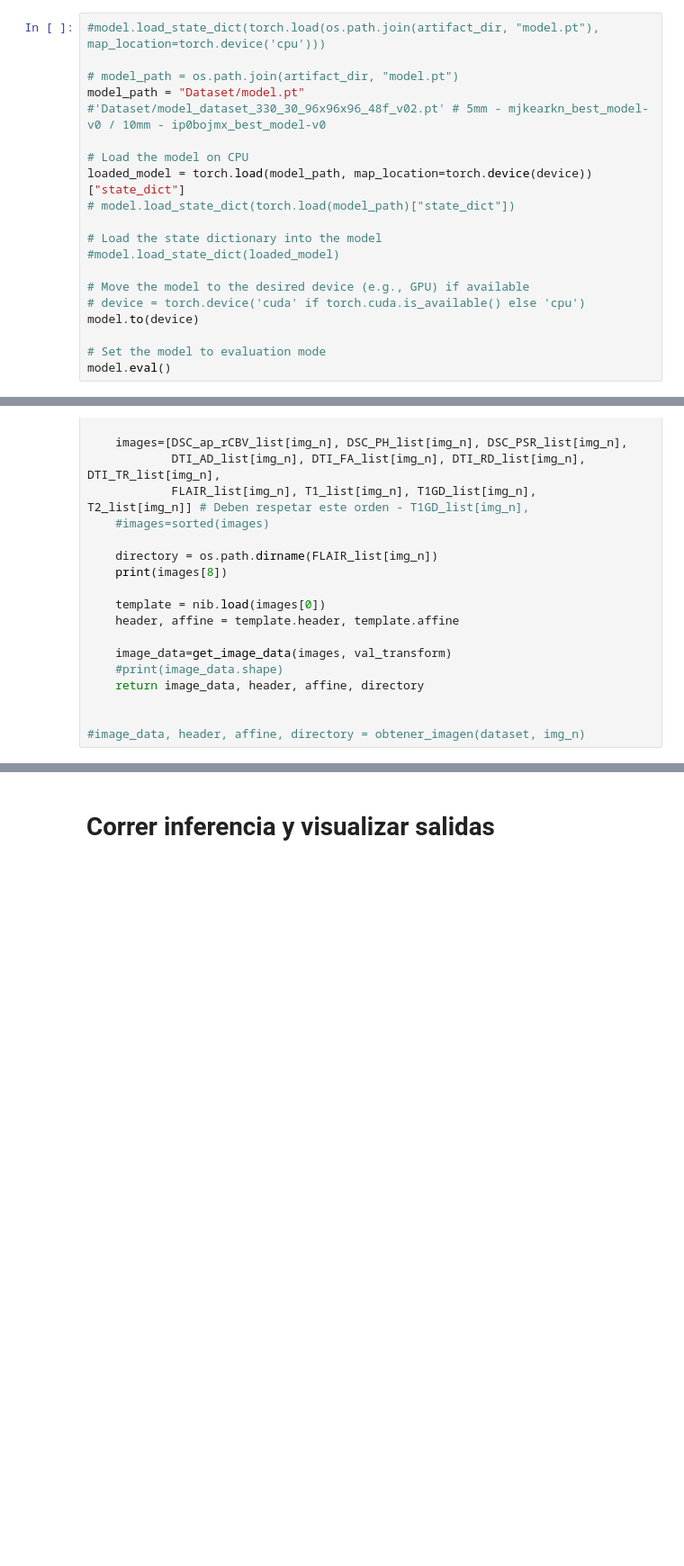
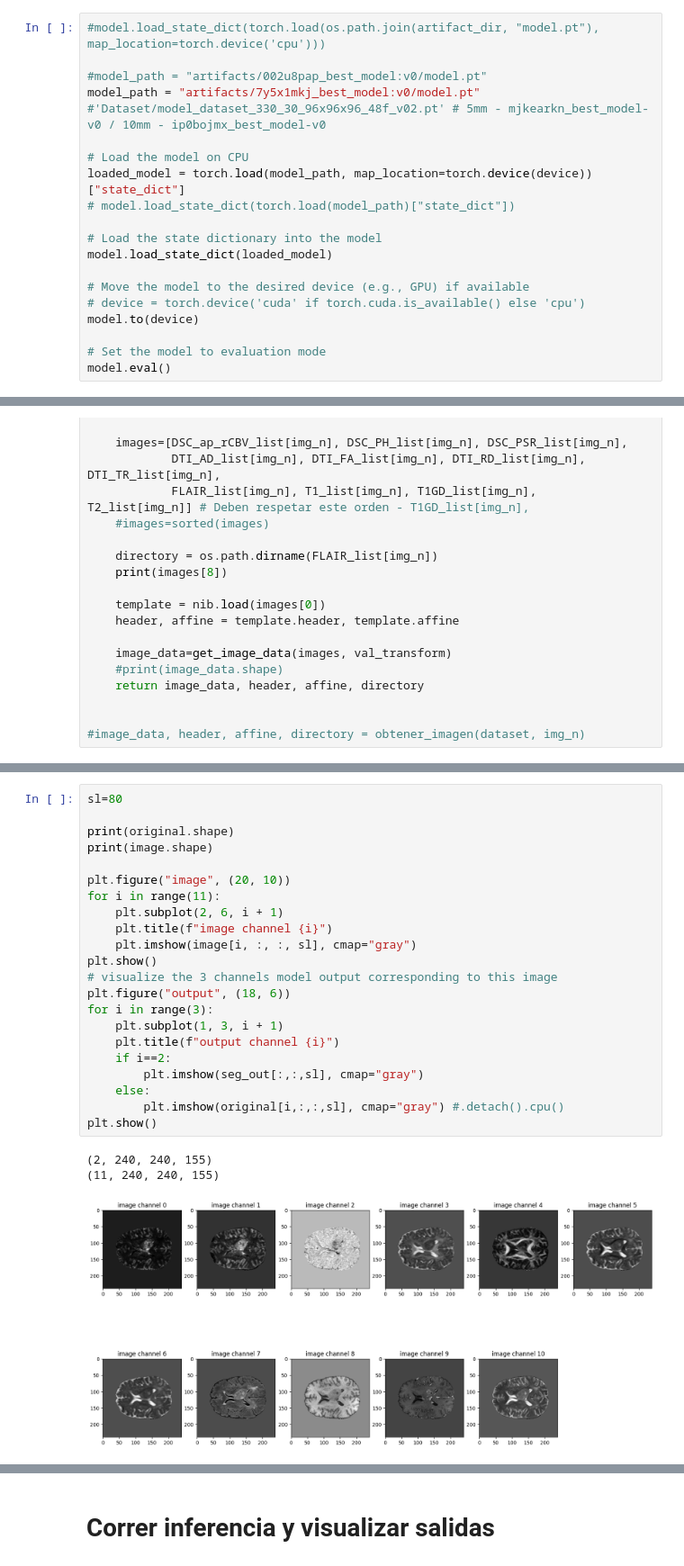
Before and after one commit to GBM-images-research/Swin_transformer_UPennGBM, a Jupyter notebook: simple_inference.ipynb, the cells around one changed output, grey strips where cells are left out. Shown at 90% size. Cells and saved outputs as stored; diff of their text form; blank space fills up the shorter version.

```diff
--- a/simple_inference.ipynb
+++ b/simple_inference.ipynb
@@ -86,15 +83,15 @@ print(artifact_dir)
 # %%
 #model.load_state_dict(torch.load(os.path.join(artifact_dir, "model.pt"), map_location=torch.device('cpu')))
 
-# model_path = os.path.join(artifact_dir, "model.pt")
-model_path = "Dataset/model.pt" #'Dataset/model_dataset_330_30_96x96x96_48f_v02.pt' # 5mm - mjkearkn_best_model-v0 / 10mm - ip0bojmx_best_model-v0
+#model_path = "artifacts/002u8pap_best_model:v0/model.pt"
+model_path = "artifacts/7y5x1mkj_best_model:v0/model.pt" #'Dataset/model_dataset_330_30_96x96x96_48f_v02.pt' # 5mm - mjkearkn_best_model-v0 / 10mm - ip0bojmx_best_model-v0
 
 # Load the model on CPU
 loaded_model = torch.load(model_path, map_location=torch.device(device))["state_dict"]
 # model.load_state_dict(torch.load(model_path)["state_dict"])
 
 # Load the state dictionary into the model
-#model.load_state_dict(loaded_model)
+model.load_state_dict(loaded_model)
 
 # Move the model to the desired device (e.g., GPU) if available
 # device = torch.device('cuda' if torch.cuda.is_available() else 'cpu')
@@ -175,0 +219,26 @@ Image shape: torch.Size([11, 240, 240, 155])
+# %%
+sl=80
+
+print(original.shape)
+print(image.shape)
+
+plt.figure("image", (20, 10))
+for i in range(11):
+    plt.subplot(2, 6, i + 1)
+    plt.title(f"image channel {i}")
+    plt.imshow(image[i, :, :, sl], cmap="gray")
+plt.show()
+# visualize the 3 channels model output corresponding to this image
+plt.figure("output", (18, 6))
+for i in range(3):
+    plt.subplot(1, 3, i + 1)
+    plt.title(f"output channel {i}")
+    if i==2:
+        plt.imshow(seg_out[:,:,sl], cmap="gray")
+    else:
+        plt.imshow(original[i,:,:,sl], cmap="gray") #.detach().cpu()
+plt.show()
+# %% [output]
+(2, 240, 240, 155)
+(11, 240, 240, 155)
+[figure, added]
```
Also changed, not shown: parts of 10 cells of this notebook, 4 other files.
